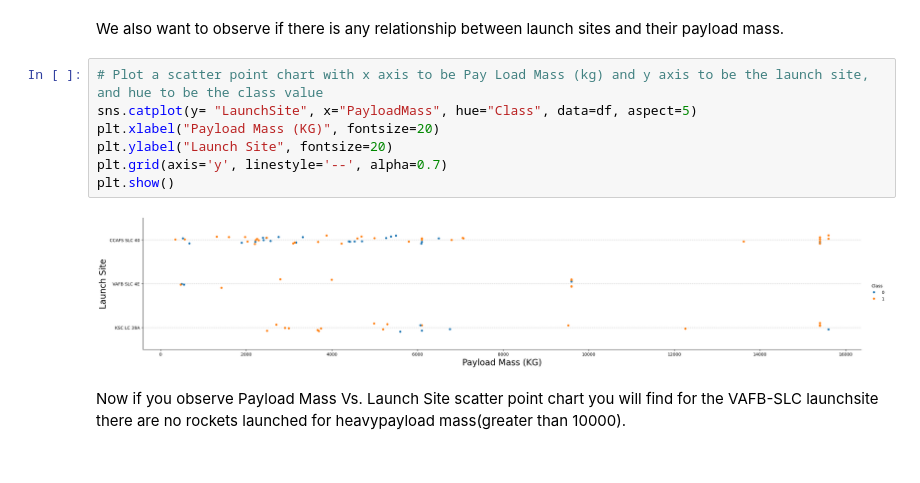
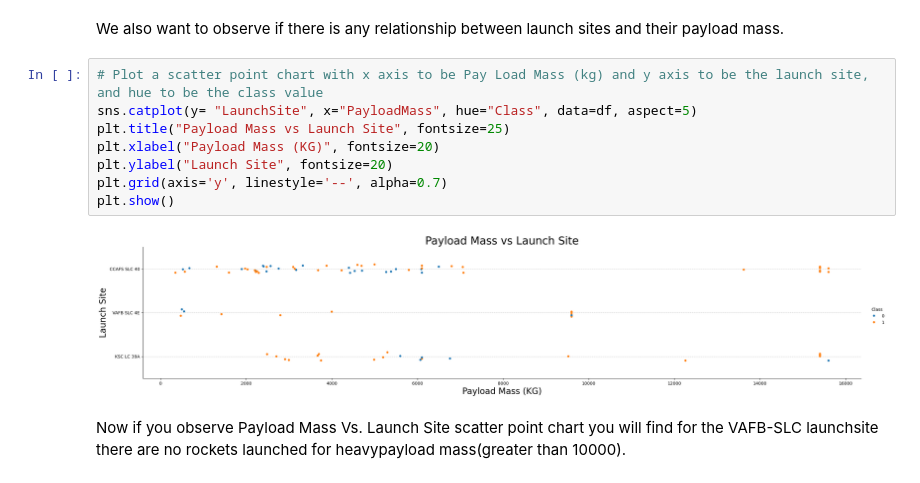
Before and after one commit to FiestaMauMau/Applied_Data_Science_Final, a Jupyter notebook: 2.2 _EDA_Visualization.ipynb, the cells around one changed output. Cells and saved outputs as stored; diff of their text form.

```diff
--- a/2.2 _EDA_Visualization.ipynb
+++ b/2.2 _EDA_Visualization.ipynb
@@ -115,12 +116,13 @@ We also want to observe if there is any relationship between launch sites and th
 # %%
 # Plot a scatter point chart with x axis to be Pay Load Mass (kg) and y axis to be the launch site, and hue to be the class value
 sns.catplot(y= "LaunchSite", x="PayloadMass", hue="Class", data=df, aspect=5)
+plt.title("Payload Mass vs Launch Site", fontsize=25)
 plt.xlabel("Payload Mass (KG)", fontsize=20)
 plt.ylabel("Launch Site", fontsize=20)
 plt.grid(axis='y', linestyle='--', alpha=0.7)
 plt.show()
 # %% [output]
-[figure, old version]
+[figure, new version]
 # %% [markdown]
 Now if you observe Payload Mass Vs. Launch Site scatter point chart you will find for the VAFB-SLC  launchsite there are no  rockets  launched for  heavypayload mass(greater than 10000).
 # %% [markdown]
```
Also changed, not shown: parts of 6 cells of this notebook.
